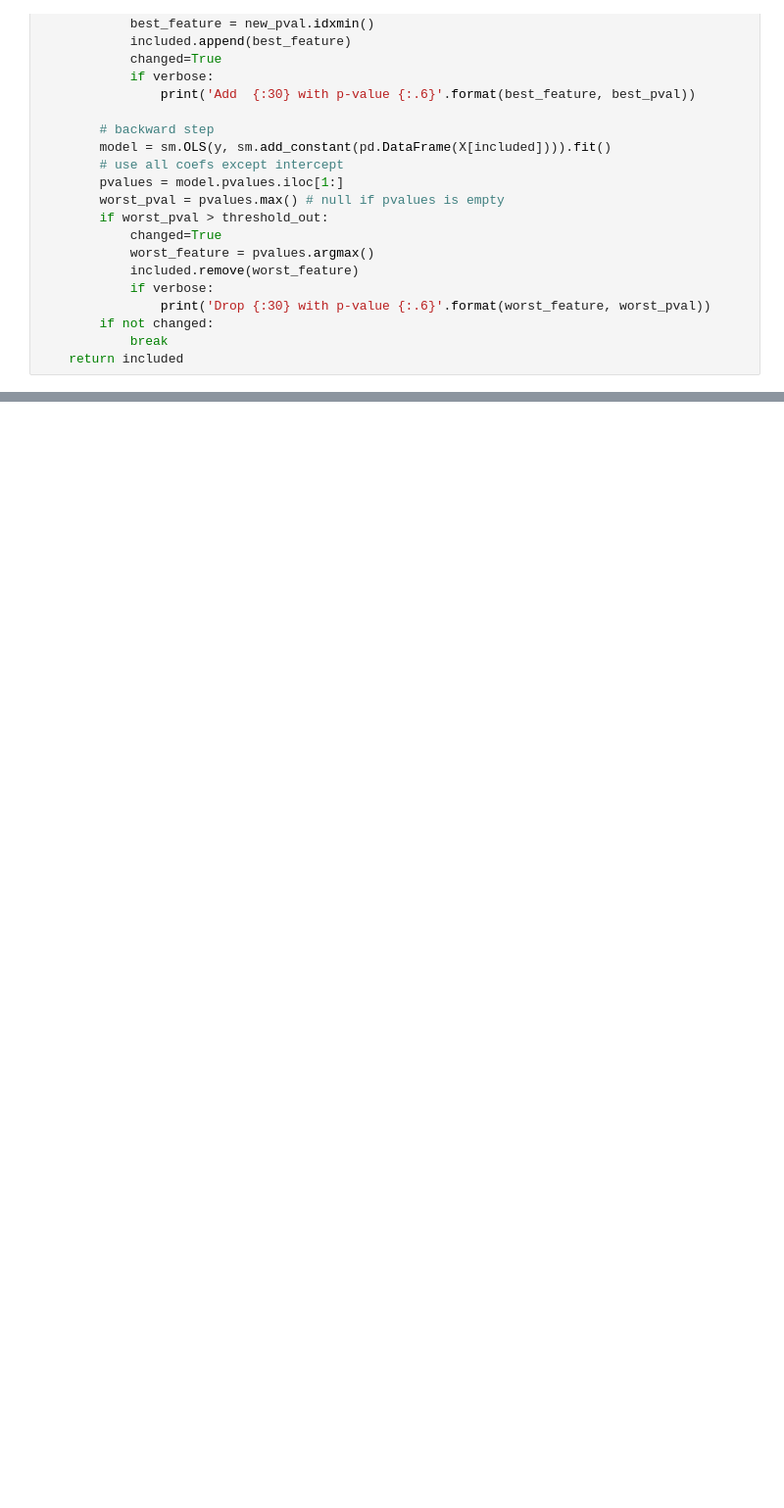
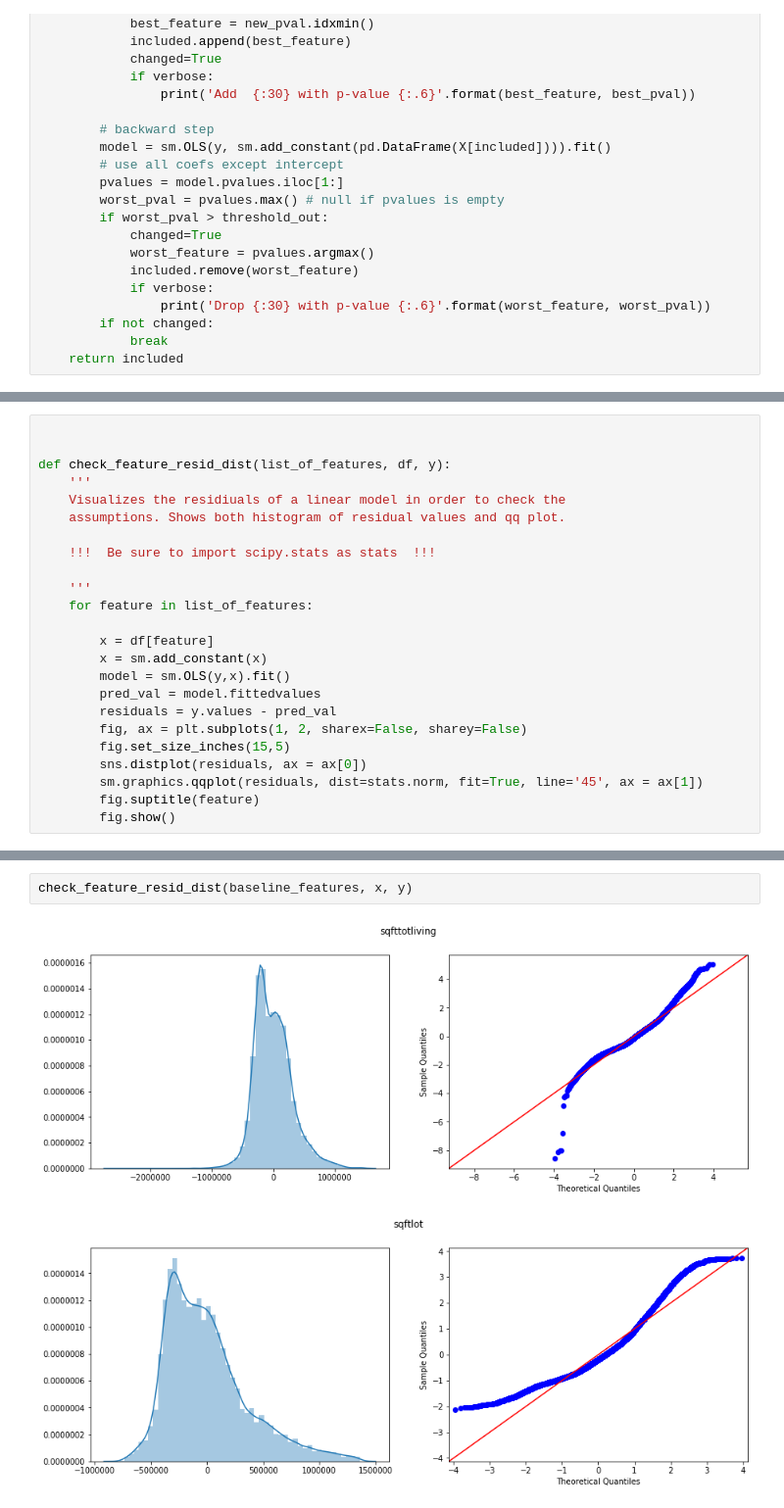
Before and after one commit to aabrahamson3/king-county-housing, a Jupyter notebook: bb_jn.ipynb, the cells around one changed output, grey strips where cells are left out. Shown at 98% size. Cells and saved outputs as stored; diff of their text form; blank space fills up the shorter version.

```diff
--- a/bb_jn.ipynb
+++ b/bb_jn.ipynb
@@ -242,0 +252,24 @@ Drop fpadditional                   with p-value 0.0547733
+# %%
+
+
+def check_feature_resid_dist(list_of_features, df, y):
+    '''
+    Visualizes the residiuals of a linear model in order to check the
+    assumptions. Shows both histogram of residual values and qq plot.
+
+    !!!  Be sure to import scipy.stats as stats  !!!
+
+    '''
+    for feature in list_of_features:
+
+        x = df[feature]
+        x = sm.add_constant(x)
+        model = sm.OLS(y,x).fit()
+        pred_val = model.fittedvalues
+        residuals = y.values - pred_val
+        fig, ax = plt.subplots(1, 2, sharex=False, sharey=False)
+        fig.set_size_inches(15,5)
+        sns.distplot(residuals, ax = ax[0])
+        sm.graphics.qqplot(residuals, dist=stats.norm, fit=True, line='45', ax = ax[1])
+        fig.suptitle(feature)
+        fig.show()
@@ -242,0 +332,5 @@ Drop fpadditional                   with p-value 0.0547733
+# %%
+check_feature_resid_dist(baseline_features, x, y)
+# %% [output]
+[figure, added]
+[figure, added]
```
Also changed, not shown: parts of 20 cells of this notebook.
